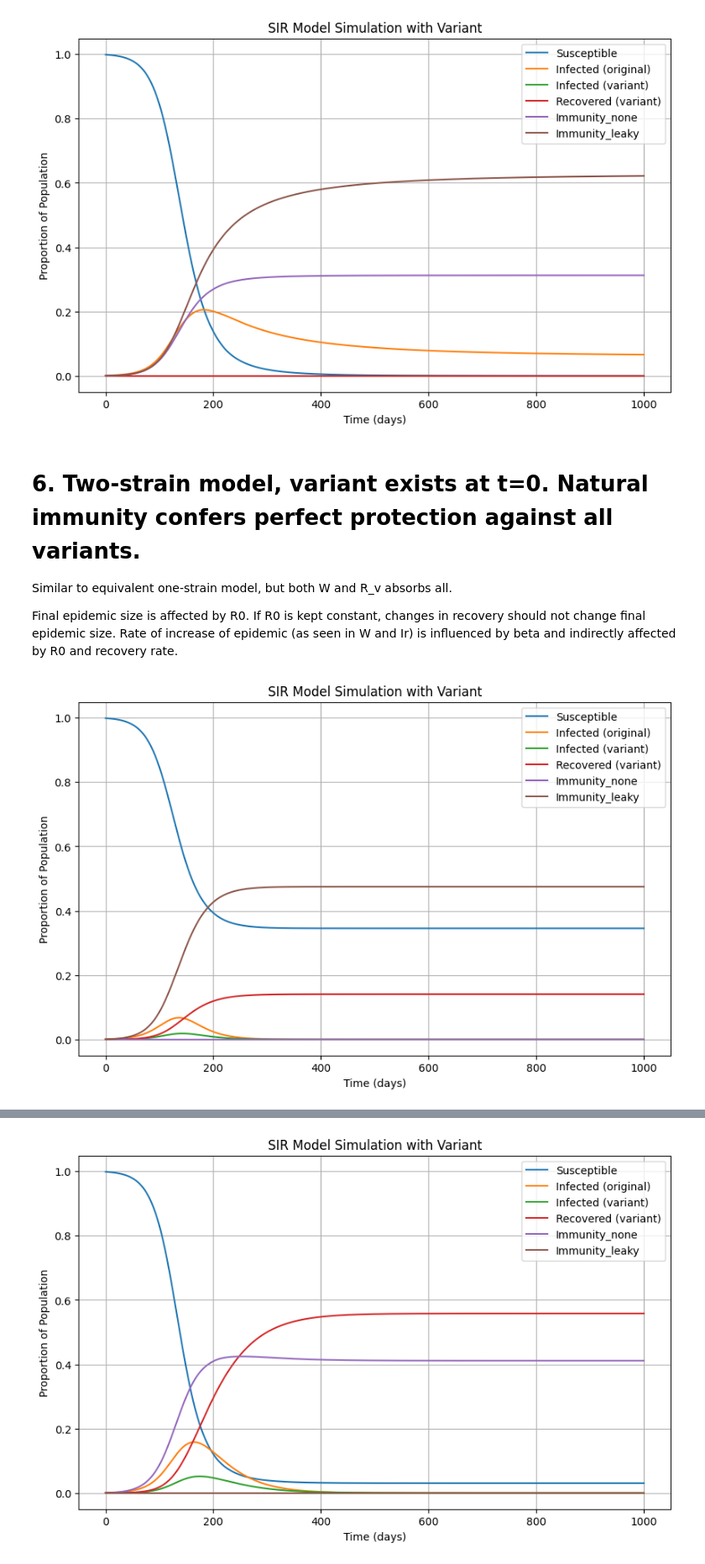
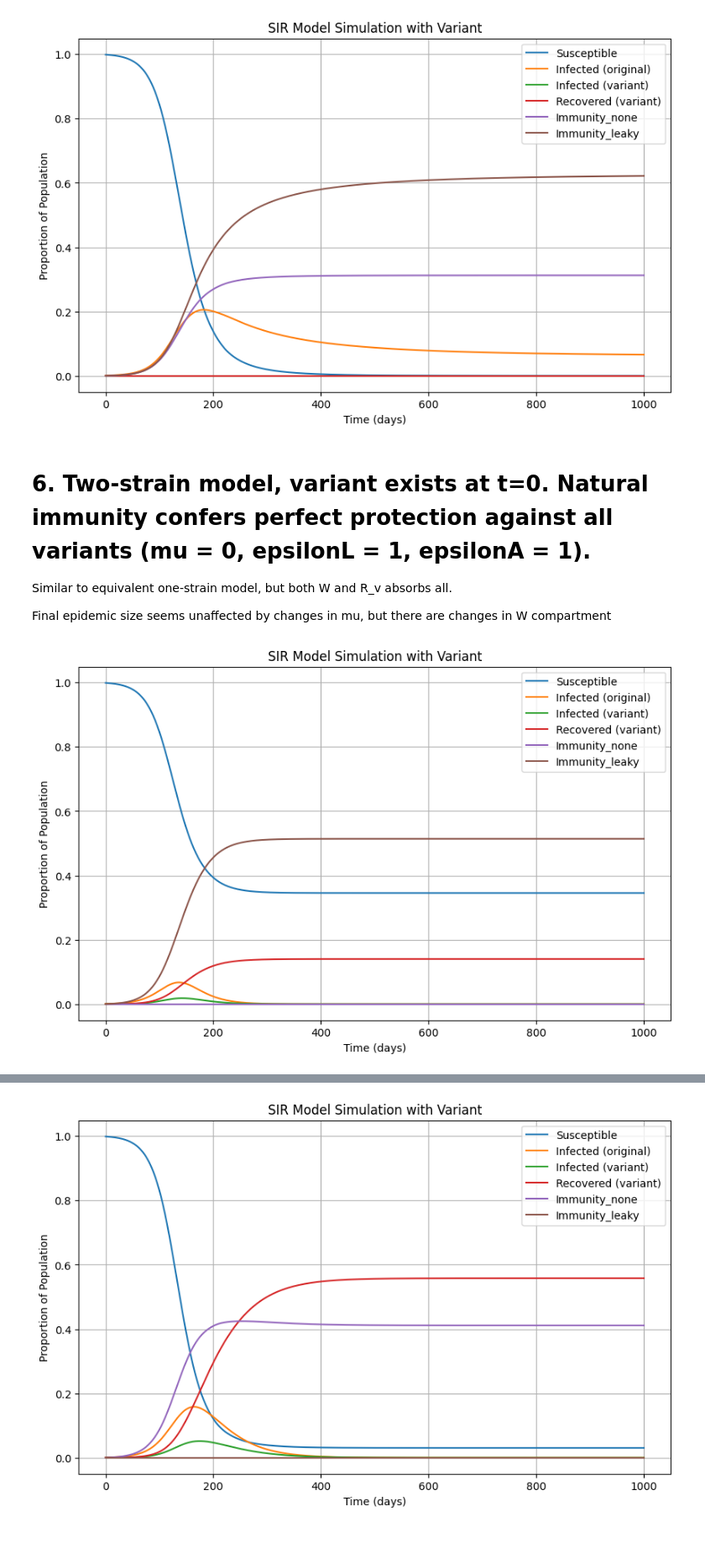
Before and after one commit to condusinew/vaccine_failure_escape, a Jupyter notebook: SIR_mode_natimm.ipynb, the cells around one changed output, grey strips where cells are left out. Shown at 84% size. Saved outputs shown, nothing was run; the diff lists cells and outputs as text; code cells hidden in the pictures; blank space fills up the shorter version.

```diff
--- a/SIR_mode_natimm.ipynb
+++ b/SIR_mode_natimm.ipynb
@@ -460,11 +490,11 @@ plot_basic(solution)
 # %% [output]
 [figure]
 # %% [markdown]
-# 6. Two-strain model, variant exists at t=0. Natural immunity confers perfect protection against all variants.
+# 6. Two-strain model, variant exists at t=0. Natural immunity confers perfect protection against all variants (mu = 0, epsilonL = 1, epsilonA = 1).
 
 Similar to equivalent one-strain model, but both W and R_v absorbs all.
 
-Final epidemic size is affected by R0. If R0 is kept constant, changes in recovery should not change final epidemic size. Rate of increase of epidemic (as seen in W and Ir) is influenced by beta and indirectly affected by R0 and recovery rate.
+Final epidemic size seems unaffected by changes in mu, but there are changes in W compartment
 # %%
 # set parameter values
 #betar = 1.1
@@ -479,36 +509,36 @@ gammav = 1/14
 betav = Rvnaught*gammav
 #Rvnaught = betav / gammav # R0 for variant with entirely susceptible population
 
-mu = 0.6
+mu = 0
 epsilona = 1
 epsilonL = 1
 t = 1000
 
 # set initial conditions
 S0 = 0.999
 Ir0 = 0.0009
 
 X0 = 0
 W0 = 0
 
 Rv0 = 0
 Iv0 = 1-(S0+Ir0+X0+W0+Rv0) #need to get this seeded later
 
 
 if (S0+Ir0+Iv0+Rv0+X0+W0) != 1 or Iv0 < 0:
   print("Parameters don't add up to 1 or there are negative parameter values")
 
 y0 = [S0, Ir0, X0, W0, Iv0, Rv0]
 
 # Solve the SIR model equations using odeint()
 solution = solve_ivp(SIR_model_rv,
                      [0,t],
                      y0,
                      args=(mu, betar, gammar, betav, gammav, epsilona, epsilonL),
                      dense_output=True,
                      t_eval=np.linspace(0, t, t + 1),)
 
 plot_basic(solution)
 # %% [output]
-[figure, old version]
+[figure, new version]
 # %% [markdown]
```
Also changed, not shown: parts of 18 cells of this notebook.
